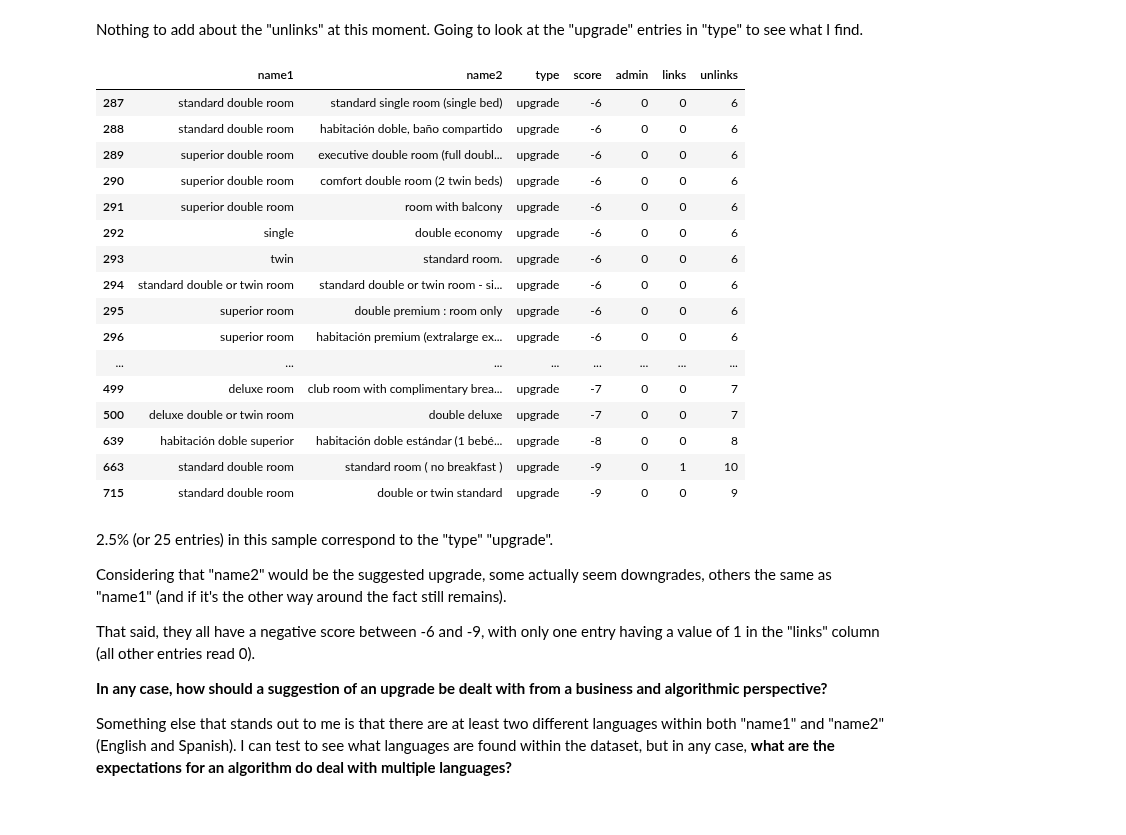
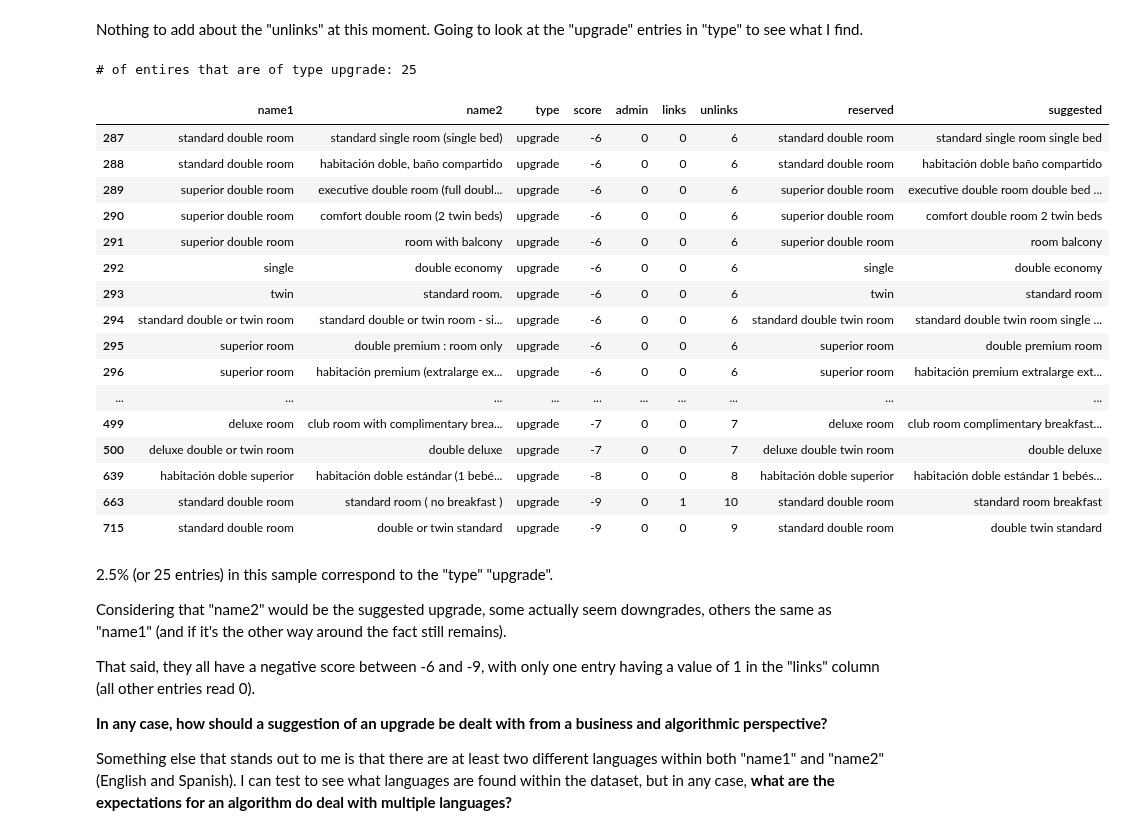
Before and after one commit to duarteharris/pruvo, a Jupyter notebook: eda.ipynb, the cells around one changed output. Drawn from its saved outputs; the diff is of its cells as text; code cells hidden in the pictures.

```diff
--- a/eda.ipynb
+++ b/eda.ipynb
@@ -484,27 +484,29 @@ print(f"There are no entries with 0 'unlinks': {rooms_df['unlinks'].value_counts
 There are no entries with 0 'unlinks': True
 # %% [markdown]
 Nothing to add about the "unlinks" at this moment. Going to look at the "upgrade" entries in "type" to see what I find.
-# %%
-# checking upgrades
-rooms_df[rooms_df["type"] == "upgrade"]
-# %% [output]
-|  | name1 | name2 | type | score | admin | links | unlinks |
-| 287 | standard double room | standard single room (single bed) | upgrade | -6 | 0 | 0 | 6 |
-| 288 | standard double room | habitación doble, baño compartido | upgrade | -6 | 0 | 0 | 6 |
-| 289 | superior double room | executive double room (full doubl... | upgrade | -6 | 0 | 0 | 6 |
-| 290 | superior double room | comfort double room (2 twin beds) | upgrade | -6 | 0 | 0 | 6 |
-| 291 | superior double room | room with balcony | upgrade | -6 | 0 | 0 | 6 |
-| 292 | single | double economy | upgrade | -6 | 0 | 0 | 6 |
-| 293 | twin | standard room. | upgrade | -6 | 0 | 0 | 6 |
-| 294 | standard double or twin room | standard double or twin room - si... | upgrade | -6 | 0 | 0 | 6 |
-| 295 | superior room | double premium : room only | upgrade | -6 | 0 | 0 | 6 |
-| 296 | superior room | habitación premium (extralarge ex... | upgrade | -6 | 0 | 0 | 6 |
-| ... | ... | ... | ... | ... | ... | ... | ... |
-| 499 | deluxe room | club room with complimentary brea... | upgrade | -7 | 0 | 0 | 7 |
-| 500 | deluxe double or twin room | double deluxe | upgrade | -7 | 0 | 0 | 7 |
-| 639 | habitación doble superior | habitación doble estándar (1 bebé... | upgrade | -8 | 0 | 0 | 8 |
-| 663 | standard double room | standard room ( no breakfast ) | upgrade | -9 | 0 | 1 | 10 |
-| 715 | standard double room | double or twin standard | upgrade | -9 | 0 | 0 | 9 |
+# %%
+# checking upgrades
+print("# of entires that are of type upgrade:", rooms_df.query("type == 'upgrade'").shape[0])
+rooms_df.query("type == 'upgrade'")
+# %% [output]
+# of entires that are of type upgrade: 25
+|  | name1 | name2 | type | score | admin | links | unlinks | reserved | suggested |
+| 287 | standard double room | standard single room (single bed) | upgrade | -6 | 0 | 0 | 6 | standard double room | standard single room single bed |
+| 288 | standard double room | habitación doble, baño compartido | upgrade | -6 | 0 | 0 | 6 | standard double room | habitación doble baño compartido |
+| 289 | superior double room | executive double room (full doubl... | upgrade | -6 | 0 | 0 | 6 | superior double room | executive double room double bed ... |
+| 290 | superior double room | comfort double room (2 twin beds) | upgrade | -6 | 0 | 0 | 6 | superior double room | comfort double room 2 twin beds |
+| 291 | superior double room | room with balcony | upgrade | -6 | 0 | 0 | 6 | superior double room | room balcony |
+| 292 | single | double economy | upgrade | -6 | 0 | 0 | 6 | single | double economy |
+| 293 | twin | standard room. | upgrade | -6 | 0 | 0 | 6 | twin | standard room |
+| 294 | standard double or twin room | standard double or twin room - si... | upgrade | -6 | 0 | 0 | 6 | standard double twin room | standard double twin room single ... |
+| 295 | superior room | double premium : room only | upgrade | -6 | 0 | 0 | 6 | superior room | double premium room |
+| 296 | superior room | habitación premium (extralarge ex... | upgrade | -6 | 0 | 0 | 6 | superior room | habitación premium extralarge ext... |
+| ... | ... | ... | ... | ... | ... | ... | ... | ... | ... |
+| 499 | deluxe room | club room with complimentary brea... | upgrade | -7 | 0 | 0 | 7 | deluxe room | club room complimentary breakfast... |
+| 500 | deluxe double or twin room | double deluxe | upgrade | -7 | 0 | 0 | 7 | deluxe double twin room | double deluxe |
+| 639 | habitación doble superior | habitación doble estándar (1 bebé... | upgrade | -8 | 0 | 0 | 8 | habitación doble superior | habitación doble estándar 1 bebés... |
+| 663 | standard double room | standard room ( no breakfast ) | upgrade | -9 | 0 | 1 | 10 | standard double room | standard room breakfast |
+| 715 | standard double room | double or twin standard | upgrade | -9 | 0 | 0 | 9 | standard double room | double twin standard |
 # %% [markdown]
 2.5% (or 25 entries) in this sample correspond to the "type" "upgrade".
 
```
Also changed, not shown: parts of 5 cells of this notebook.
